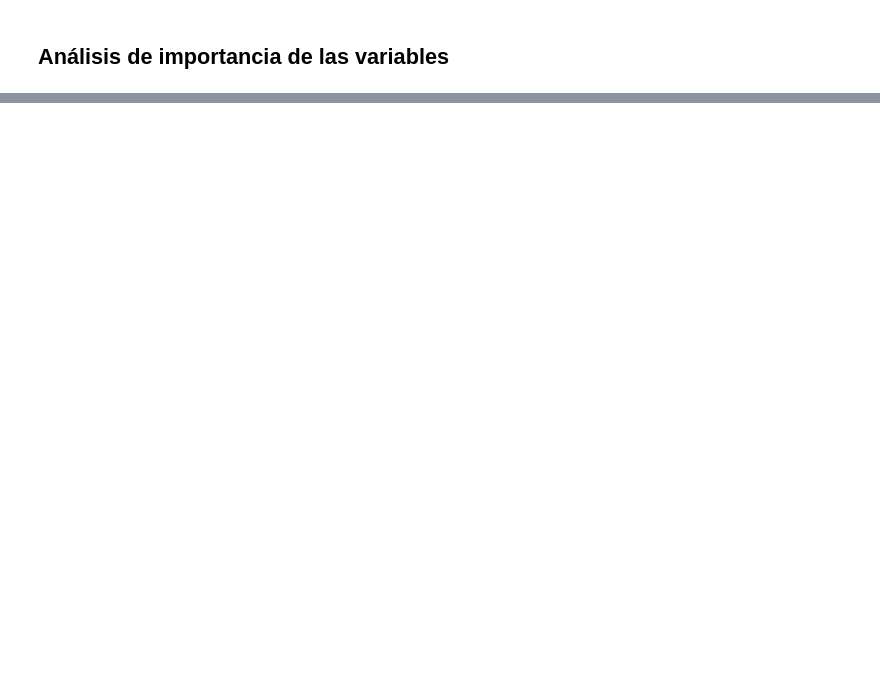
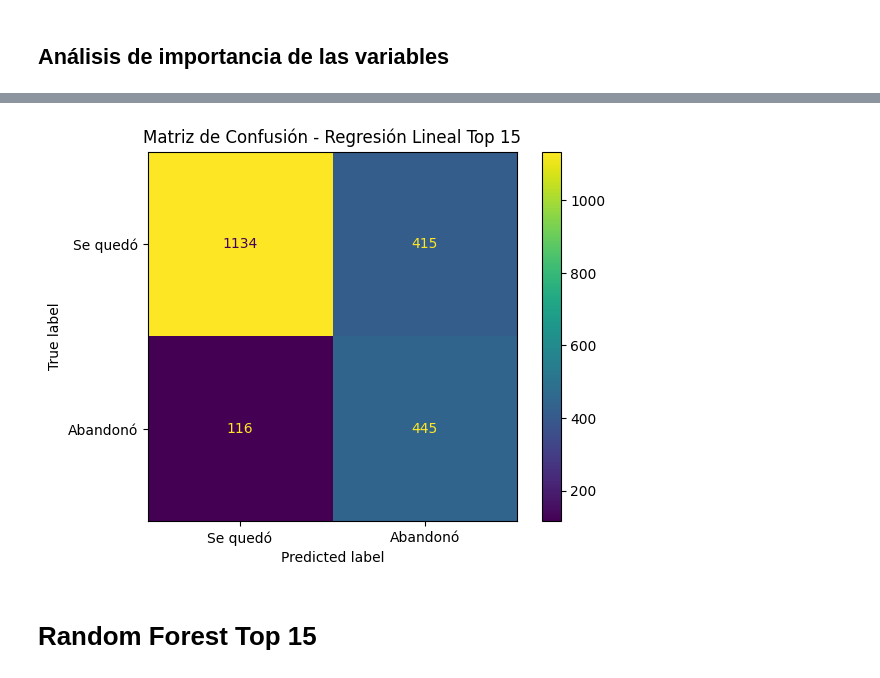
Before and after one commit to SilvanaCicchitti/TelecomX-parte2, a Jupyter notebook: TelecomX_version2.ipynb, the cells around one changed output, grey strips where cells are left out. Drawn from its saved outputs; the diff is of its cells as text; code cells hidden in the pictures; blank space fills up the shorter version.

```diff
--- a/TelecomX_version2.ipynb
+++ b/TelecomX_version2.ipynb
@@ -532,0 +573,13 @@ Passing `palette` without assigning `hue` is deprecated and will be removed in v
+# %%
+X_train, X_test, y_train, y_test = train_test_split(
+    X, y, test_size=0.3, random_state=42, stratify=y
+)
+# %%
+# Normalizar
+scaler = StandardScaler()
+X_train_scaled = scaler.fit_transform(X_train)
+X_test_scaled = scaler.transform(X_test)
+# %%
+# Balancear datos de entrenamiento
+smote = SMOTE(random_state=42)
+X_train_balanced, y_train_balanced = smote.fit_resample(X_train_scaled, y_train)
@@ -532,0 +588,15 @@ Passing `palette` without assigning `hue` is deprecated and will be removed in v
+# %%
+# Instanciar y entrenar
+lr = LogisticRegression(random_state=42)
+lr.fit(X_train_balanced, y_train_balanced)
+
+# Predicciones
+y_pred_lr = lr.predict(X_test_scaled)
+y_prob_lr = lr.predict_proba(X_test_scaled)[:, 1]
+
+# Evaluación
+print("Regresión Lineal")
+print("Exactitud:", accuracy_score(y_test, y_pred_lr))
+print("ROC AUC:", roc_auc_score(y_test, y_prob_lr))
+print("Matriz de Confusión:\n", confusion_matrix(y_test, y_pred_lr))
+print(classification_report(y_test, y_pred_lr))
@@ -532,0 +618,11 @@ Passing `palette` without assigning `hue` is deprecated and will be removed in v
+# %%
+#graficar matriz de confusion
+matriz_confusion = confusion_matrix(y_test, y_pred_lr)
+visualizacion_matriz = ConfusionMatrixDisplay(confusion_matrix=matriz_confusion, display_labels=['Se quedó', 'Abandonó'])
+visualizacion_matriz.plot()
+plt.title('Matriz de Confusión - Regresión Lineal Top 15')
+plt.show()
+# %% [output]
+[figure, added]
+# %% [markdown]
+# Random Forest Top 15
```
Also changed, not shown: parts of 20 cells of this notebook.
